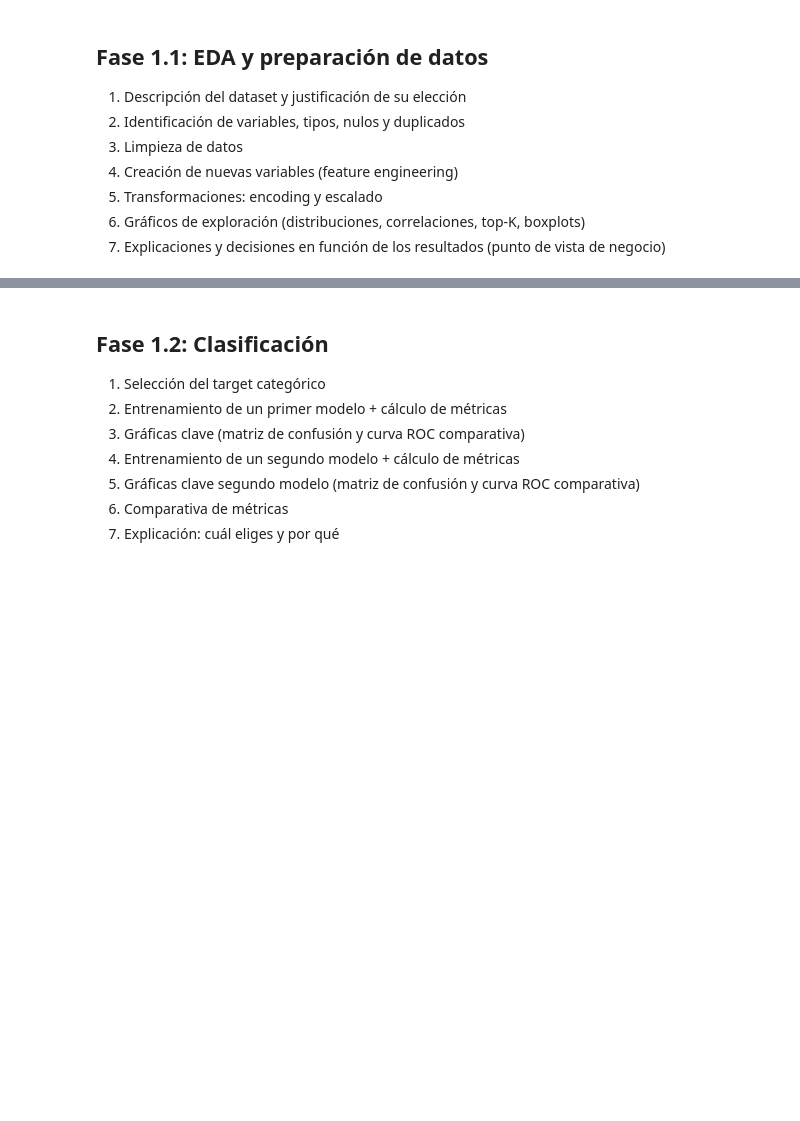
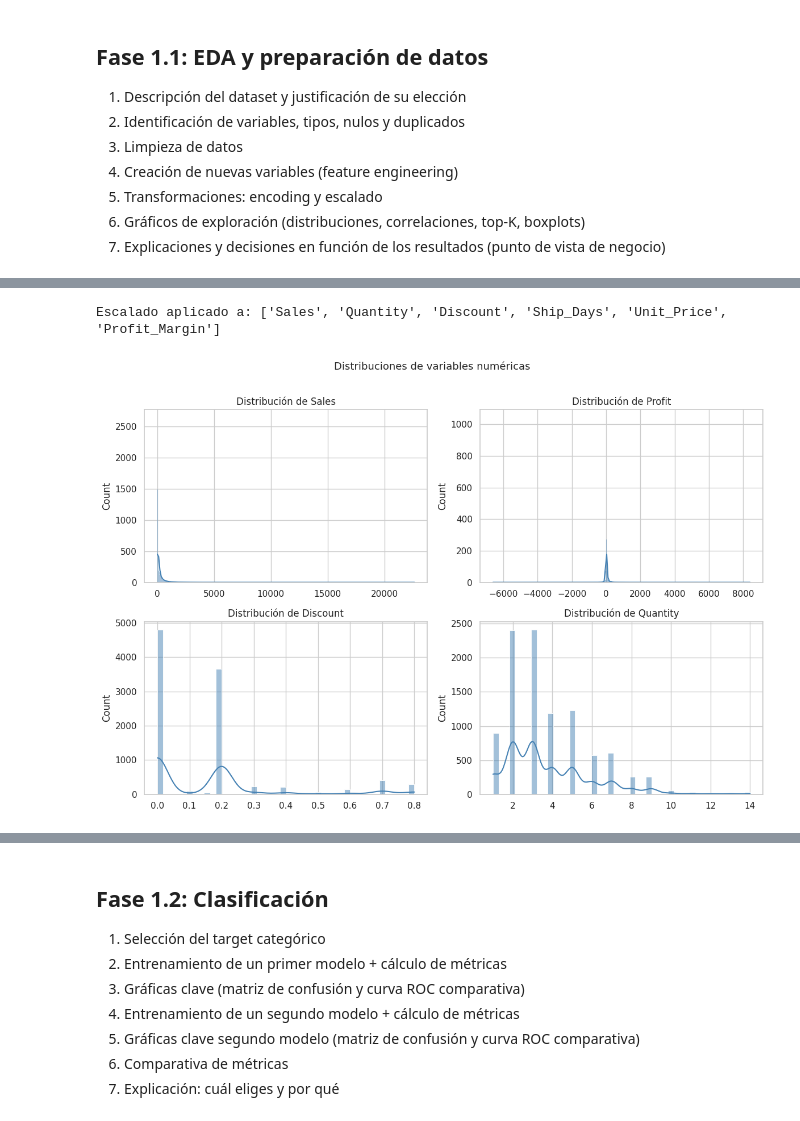
Before and after one commit to ignacastiguti/Repositorio, a Jupyter notebook: [00] - Workshops/Workshop_ML_PartTime.ipynb, the cells around one changed output, grey strips where cells are left out. Drawn from its saved outputs; the diff is of its cells as text; code cells hidden in the pictures; blank space fills up the shorter version.

```diff
--- a/[00] - Workshops/Workshop_ML_PartTime.ipynb
+++ b/[00] - Workshops/Workshop_ML_PartTime.ipynb
@@ -228,5 +80,0 @@ for col in ['Profit', 'Sales']:
-# %%
-for col in ['log_SALES']:
-    sns.boxplot(x=df[col])
-    plt.title(f'Distribución de {col}')
-    plt.show()
@@ -320,0 +144,5 @@ plt.show()
+# %%
+# Cardinalidades de categóricas
+cat_cols = df.select_dtypes(include='object').columns
+for col in cat_cols:
+    print(f'{col}: {df[col].nunique()} valores únicos')
@@ -320,0 +232,19 @@ plt.show()
+# %%
+# Label Encoding de variables categóricas ordinales/binarias
+le = LabelEncoder()
+label_cols = ['Ship Mode', 'Segment', 'Region', 'Category', 'Sub-Category']
+
+df_enc = df.copy()
+for col in label_cols:
+    df_enc[col + '_enc'] = le.fit_transform(df_enc[col])
+
+# One-Hot encoding para State y City (alta cardinalidad → usamos top-20 para no disparar dimensionalidad)
+top_states = df_enc['State'].value_counts().nlargest(20).index
+df_enc['State_grp'] = df_enc['State'].where(df_enc['State'].isin(top_states), other='Other')
+df_enc = pd.get_dummies(df_enc, columns=['State_grp'], drop_first=True)
+
+# Eliminar columnas de texto originales
+df_enc.drop(columns=['City', 'State'] + label_cols, inplace=True)
+
+print(f'Shape tras encoding: {df_enc.shape}')
+df_enc.head(3)
@@ -320,0 +258,13 @@ plt.show()
+# %%
+# Rellenar NaN que puedan surgir de Profit_Margin (división por 0)
+df_enc['Profit_Margin'].fillna(0, inplace=True)
+
+# Escalado StandardScaler de numéricas continuas
+num_cols = ['Sales', 'Quantity', 'Discount', 'Ship_Days', 'Unit_Price', 'Profit_Margin']
+scaler = StandardScaler()
+df_scaled = df_enc.copy()
+df_scaled[num_cols] = scaler.fit_transform(df_scaled[num_cols])
+
+print('Escalado aplicado a:', num_cols)
+# %% [output]
+Escalado aplicado a: ['Sales', 'Quantity', 'Discount', 'Ship_Days', 'Unit_Price', 'Profit_Margin']
@@ -320,0 +273,14 @@ plt.show()
+# %%
+# --- Distribuciones de variables numéricas clave ---
+fig, axes = plt.subplots(2, 2, figsize=(12, 8))
+cols_plot = ['Sales', 'Profit', 'Discount', 'Quantity']
+for ax, col in zip(axes.flatten(), cols_plot):
+    sns.histplot(df[col], kde=True, ax=ax, color='steelblue')
+    ax.set_title(f'Distribución de {col}')
+    ax.set_xlabel('')
+plt.suptitle('Distribuciones de variables numéricas', fontsize=13, y=1.01)
+plt.tight_layout()
+plt.savefig('dist_numericas.png', bbox_inches='tight')
+plt.show()
+# %% [output]
+[figure, added]
```
Also changed, not shown: parts of 105 cells of this notebook.
